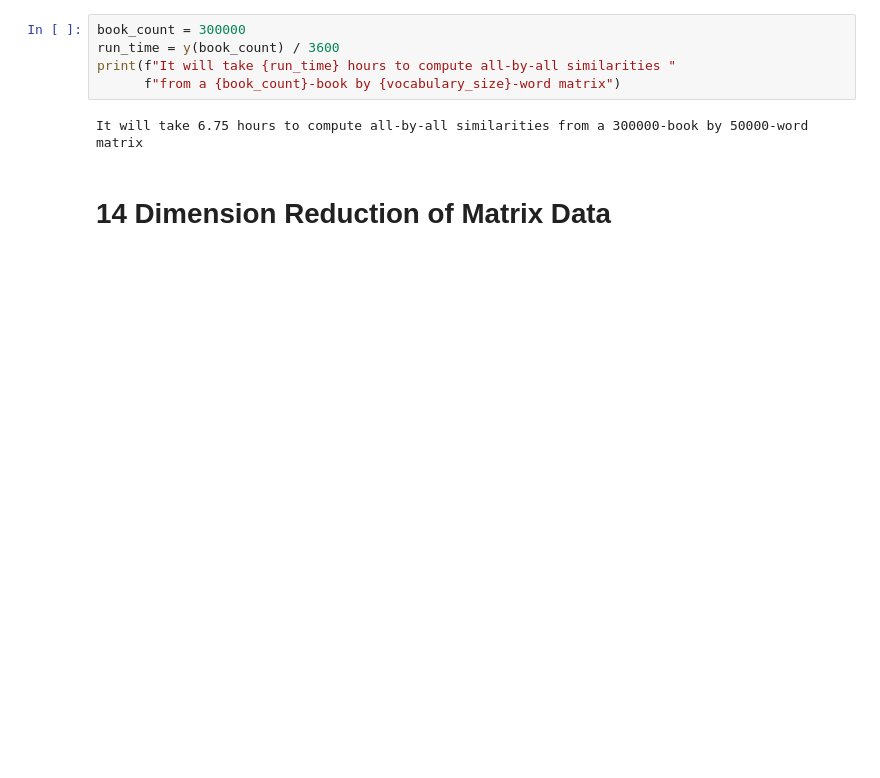
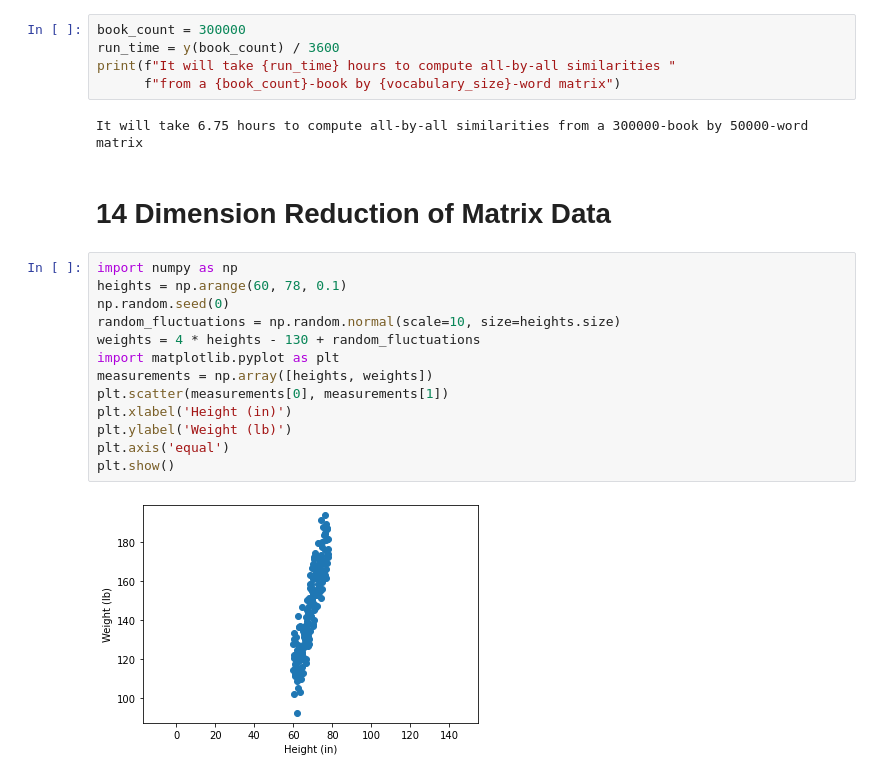
Before and after one commit to flyingdutch20/DataScienceBookcamp, a Jupyter notebook: part_4_online_job_postings.ipynb, the cells around one changed output. Saved outputs shown, nothing was run; the diff lists cells and outputs as text; blank space fills up the shorter version.

```diff
--- a/part_4_online_job_postings.ipynb
+++ b/part_4_online_job_postings.ipynb
@@ -617,3 +617,18 @@ print(f"It will take {run_time} hours to compute all-by-all similarities "
 It will take 6.75 hours to compute all-by-all similarities from a 300000-book by 50000-word matrix
 # %% [markdown]
 <h1>14 Dimension Reduction of Matrix Data
+# %%
+import numpy as np
+heights = np.arange(60, 78, 0.1)
+np.random.seed(0)
+random_fluctuations = np.random.normal(scale=10, size=heights.size)
+weights = 4 * heights - 130 + random_fluctuations
+import matplotlib.pyplot as plt
+measurements = np.array([heights, weights])
+plt.scatter(measurements[0], measurements[1])
+plt.xlabel('Height (in)')
+plt.ylabel('Weight (lb)')
+plt.axis('equal')
+plt.show()
+# %% [output]
+[figure, added]
```
Also changed, not shown: parts of 31 cells of this notebook.
